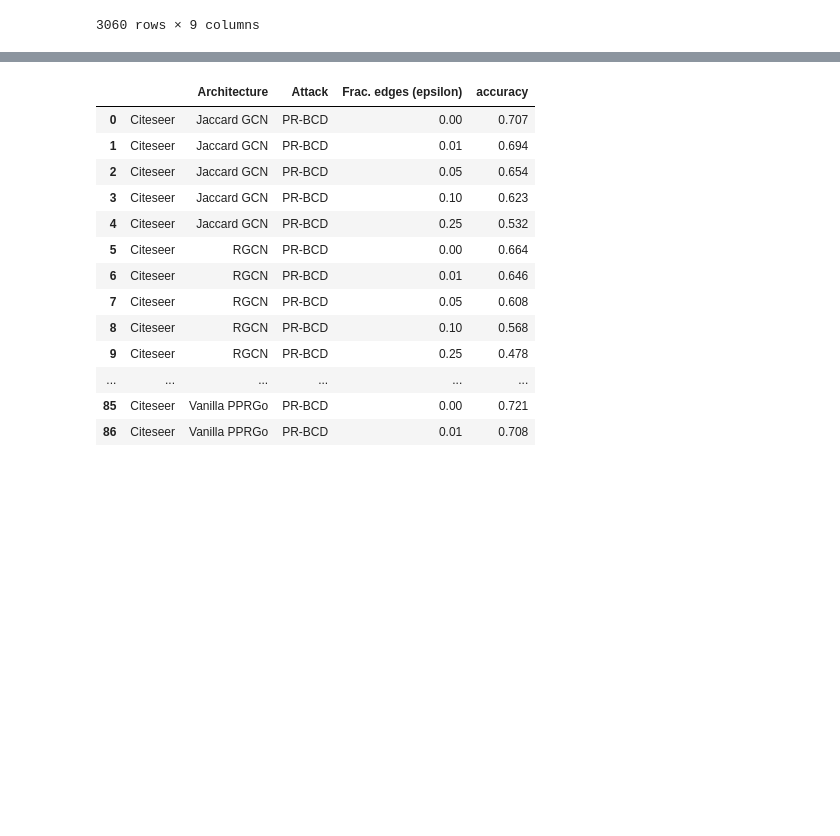
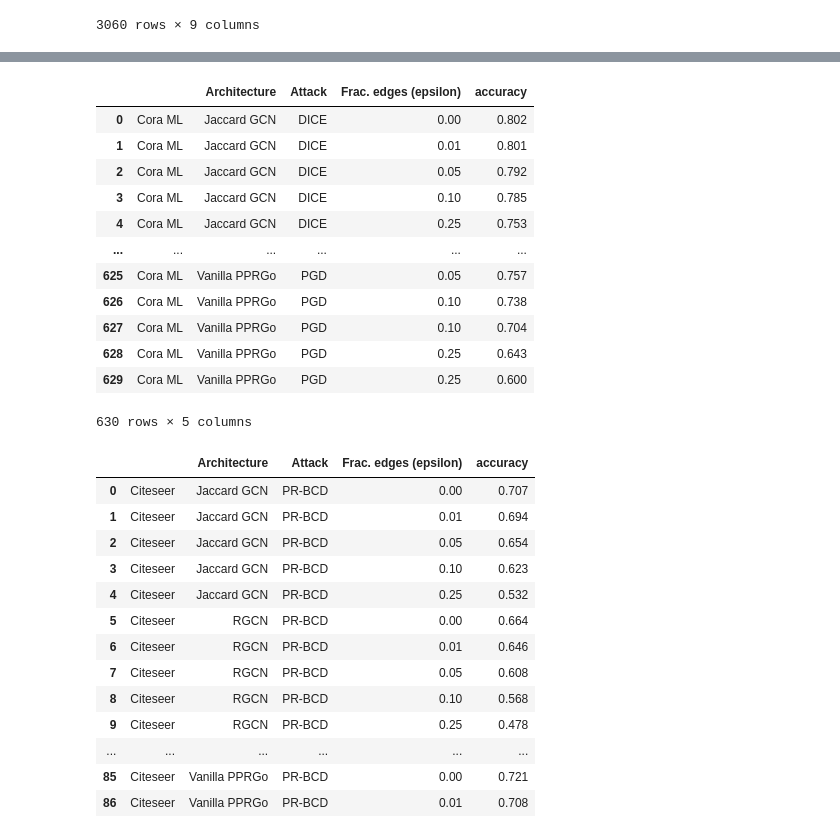
Before and after one commit to sigeisler/robustness_of_gnns_at_scale, a Jupyter notebook: notebooks/Results - Attacks Global.ipynb, the cells around one changed output, grey strips where cells are left out. Saved outputs shown, nothing was run; the diff lists cells and outputs as text; code cells hidden in the pictures; blank space fills up the shorter version.

Commit message:
fix: find attack nodes, feat: optional attack nodes

```diff
--- a/notebooks/Results - Attacks Global.ipynb
+++ b/notebooks/Results - Attacks Global.ipynb
@@ -111,6 +111,7 @@ for (dataset, attack, label, epsilon, loss_type), df_group in df_results.groupby
                      architecture_c: transform_label(label),
                      attack_c: attack_map[attack],
                      epsilons_c: epsilon,
+                     "loss_type": loss_type,
                      'accuracy': accurcy
               })
        elif dataset == "cora_ml":
@@ -119,6 +120,7 @@ for (dataset, attack, label, epsilon, loss_type), df_group in df_results.groupby
                      architecture_c: transform_label(label),
                      attack_c: attack_map[attack],
                      epsilons_c: epsilon,
+                     "loss_type": loss_type,
                      'accuracy': accurcy
               })
 
@@ -133,3 +169,19 @@ print(df_cora.to_markdown())
+# %%
+df_cora
+# %% [output]
+|  |  | Architecture | Attack | Frac. edges (epsilon) | accuracy |
+| 0 | Cora ML | Jaccard GCN | DICE | 0.00 | 0.802 |
+| 1 | Cora ML | Jaccard GCN | DICE | 0.01 | 0.801 |
+| 2 | Cora ML | Jaccard GCN | DICE | 0.05 | 0.792 |
+| 3 | Cora ML | Jaccard GCN | DICE | 0.10 | 0.785 |
+| 4 | Cora ML | Jaccard GCN | DICE | 0.25 | 0.753 |
+| ... | ... | ... | ... | ... | ... |
+| 625 | Cora ML | Vanilla PPRGo | PGD | 0.05 | 0.757 |
+| 626 | Cora ML | Vanilla PPRGo | PGD | 0.10 | 0.738 |
+| 627 | Cora ML | Vanilla PPRGo | PGD | 0.10 | 0.704 |
+| 628 | Cora ML | Vanilla PPRGo | PGD | 0.25 | 0.643 |
+| 629 | Cora ML | Vanilla PPRGo | PGD | 0.25 | 0.600 |
+630 rows × 5 columns
 # %%
 df_citeseer
 # %% [output]
```
Also changed, not shown: parts of 2 cells of this notebook, 9 other files.
